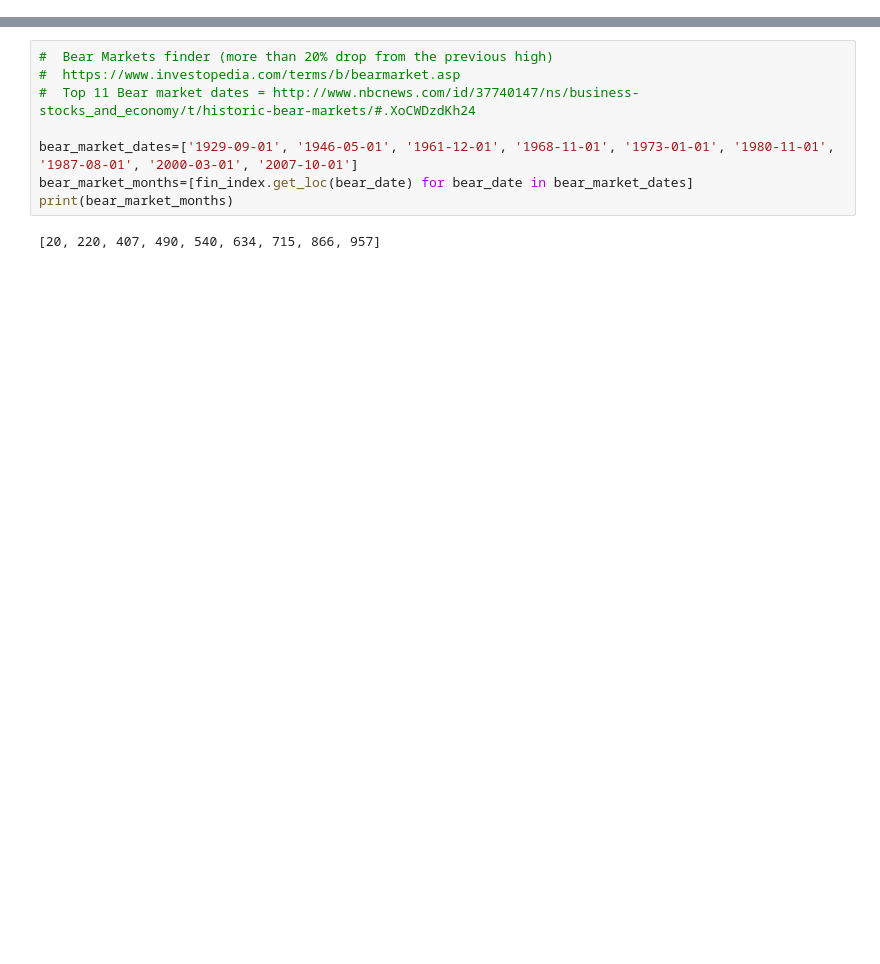
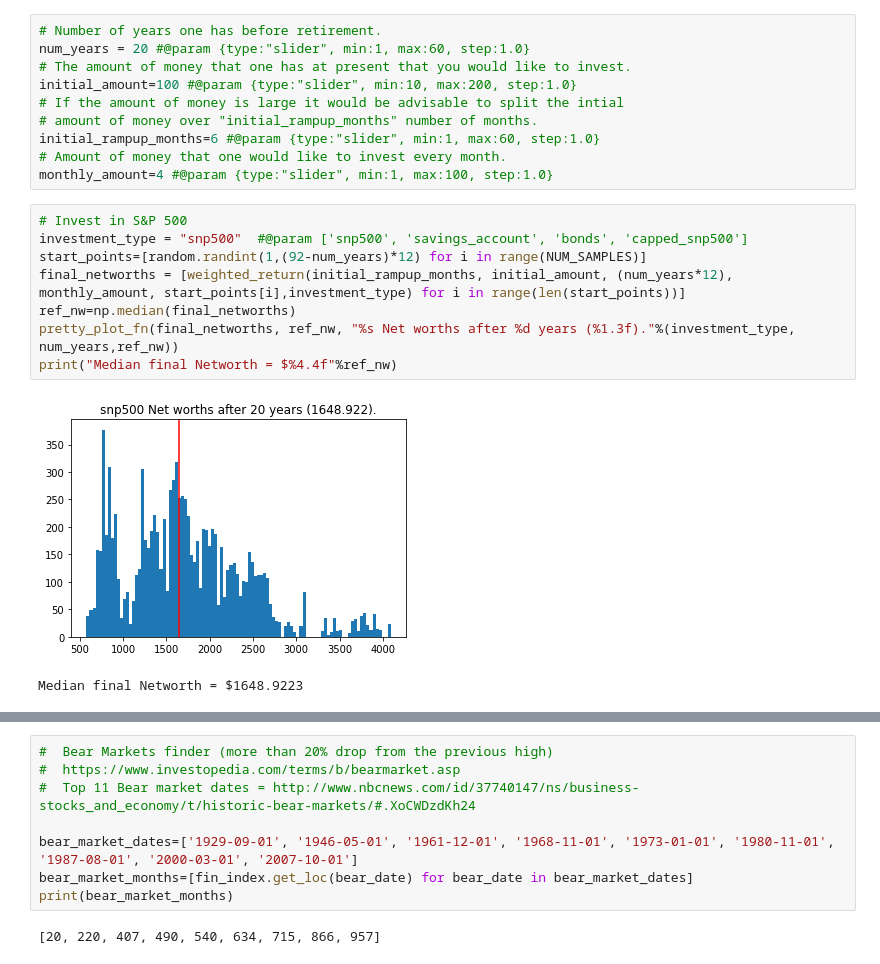
Before and after one commit to sameerkulkarni/financial_simulations, a Jupyter notebook: base_functions.ipynb, the cells around one changed output, grey strips where cells are left out. Cells and saved outputs as stored; diff of their text form; blank space fills up the shorter version.

```diff
--- a/base_functions.ipynb
+++ b/base_functions.ipynb
@@ -194,0 +178,21 @@ plt.show()
+# %%
+# Number of years one has before retirement.
+num_years = 20 #@param {type:"slider", min:1, max:60, step:1.0}
+# The amount of money that one has at present that you would like to invest.
+initial_amount=100 #@param {type:"slider", min:10, max:200, step:1.0}
+# If the amount of money is large it would be advisable to split the intial
+# amount of money over "initial_rampup_months" number of months.
+initial_rampup_months=6 #@param {type:"slider", min:1, max:60, step:1.0}
+# Amount of money that one would like to invest every month.
+monthly_amount=4 #@param {type:"slider", min:1, max:100, step:1.0}
+# %%
+# Invest in S&P 500
+investment_type = "snp500"  #@param ['snp500', 'savings_account', 'bonds', 'capped_snp500']
+start_points=[random.randint(1,(92-num_years)*12) for i in range(NUM_SAMPLES)]
+final_networths = [weighted_return(initial_rampup_months, initial_amount, (num_years*12), monthly_amount, start_points[i],investment_type) for i in range(len(start_points))]
+ref_nw=np.median(final_networths)
+pretty_plot_fn(final_networths, ref_nw, "%s Net worths after %d years (%1.3f)."%(investment_type, num_years,ref_nw))
+print("Median final Networth = $%4.4f"%ref_nw)
+# %% [output]
+[figure, added]
+Median final Networth = $1648.9223
```
Also changed, not shown: parts of 21 cells of this notebook.
